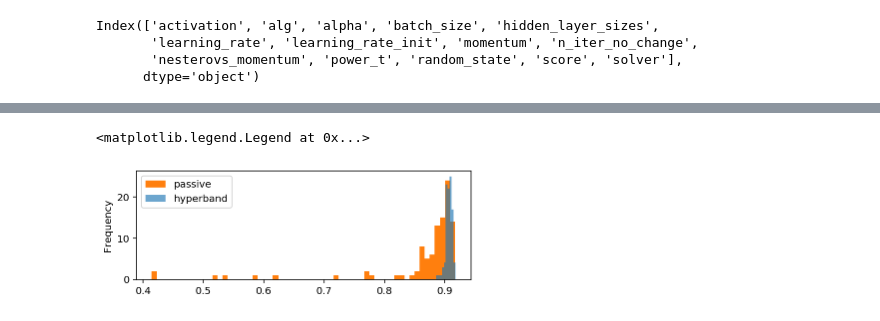
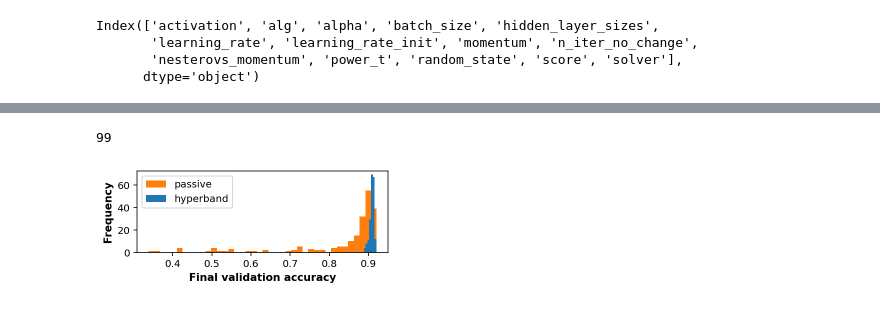
Before and after one commit to stsievert/dask-hyperband-comparison, a Jupyter notebook: synthetic/Synthetic-viz.ipynb, the cells around one changed output, grey strips where cells are left out. Cells and saved outputs as stored; diff of their text form; code cells hidden in the pictures.

```diff
--- a/synthetic/Synthetic-viz.ipynb
+++ b/synthetic/Synthetic-viz.ipynb
@@ -173,7 +201,7 @@ array([  0, 400, 401, 402, 403, 404, 405, 406, 407, 408, 409, 410, 411,
 # %%
 import seaborn as sns
 
-df["epochs"] = df["cumulative_partial_fit_calls"] / 3
+df["epochs"] = df["cumulative_partial_fit_calls"] / 6
 
 kwargs = dict(
     index="epochs",
@@ -230,4 +252,7 @@ Text(0.5, 0, 'Passes through dataset')
 # %%
+import pandas as pd
+today = "2019-07-08"
+fontdict = {"weight": "bold", "fontsize": 10.5}
 scores = pd.read_csv(f"out/{today}-best-scores.csv")
 scores.columns
 # %% [output]
@@ -235,22 +260,3 @@ Index(['activation', 'alg', 'alpha', 'batch_size', 'hidden_layer_sizes',
        'learning_rate', 'learning_rate_init', 'momentum', 'n_iter_no_change',
        'nesterovs_momentum', 'power_t', 'random_state', 'score', 'solver'],
       dtype='object')
-# %%
-w = 2
-fig, ax = plt.subplots(figsize=(3 * w, w))
-
-bins = {"hyperband": 10, "passive": 60}
-
-for alg in ["hyperband", "passive"]:
-    show = scores[scores.alg == alg]
-    sns.distplot(
-        show.score,
-        ax=ax,
-        kde=False,
-        label=alg,
-        bins=bins[alg],
-        norm_hist=True,
-        vertical=False,
-    )
-# ax.set_ylim(None, 30)
-ax.legend(loc="best")
@@ -260,20 +263,35 @@ ax.legend(loc="best")
 # %%
-w = 2
+import matplotlib.pyplot as plt
+
+w = 1.5
 fig, ax = plt.subplots(figsize=(3 * w, w))
 
-bins = {"hyperband": 10, "passive": 60}
+bins = {"hyperband": 7, "passive": 40}
 
 colors = {"hyperband": "C0", "passive": "C1"}
 for alg in ["passive", "hyperband"]:
     show = scores[scores.alg == alg]
-    alpha = 0.65 if alg == "hyperband" else 1
+    alpha = 1.00 if alg == "hyperband" else 1
+#     alpha = 1.0
     show.score.plot.hist(ax=ax, label=alg, bins=bins[alg],
                          color=colors[alg], alpha=alpha)
 # ax.set_ylim(None, 30)
 ax.legend(loc="best")
+ax.set_xlabel("Final validation accuracy", fontdict=fontdict)
+ax.set_ylabel("Frequency", fontdict=fontdict)
+
+passive = scores[scores.alg == "passive"]
+i = passive.score <= 0.70
+assert len(passive) == len(i)
+hyperband = scores[scores.alg == "hyperband"].score
+passive = scores[scores.alg == "passive"].score
+j = passive < hyperband.min()
+print(j.sum())
+
+plt.savefig("figs/synthetic-final-acc.pdf", bbox_inches="tight")
 # %% [output]
-<matplotlib.legend.Legend at 0x...>
+99
-[figure, old version]
+[figure, new version]
 # %%
 params = pd.read_csv(f"out/{today}-best-params.csv")
 
```
Also changed, not shown: parts of 12 cells of this notebook, 8 other files.
